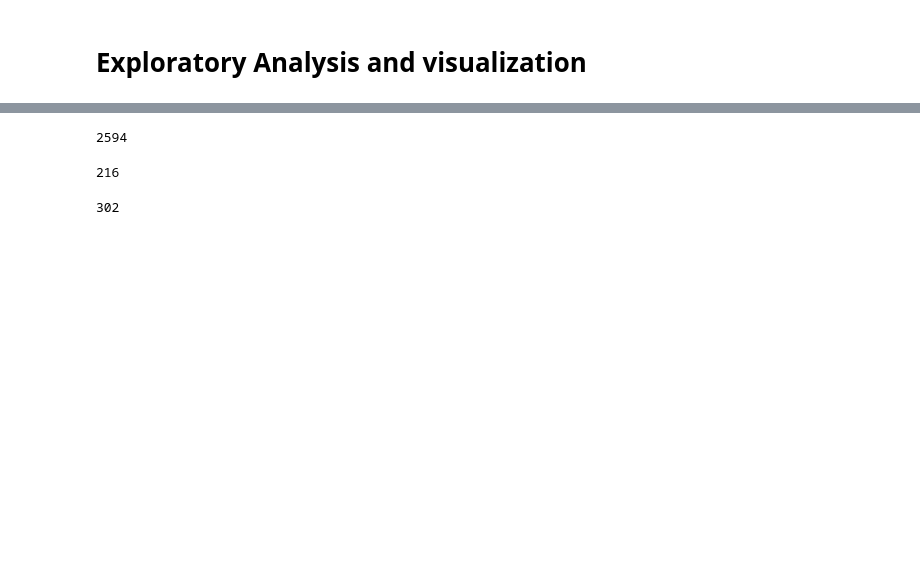
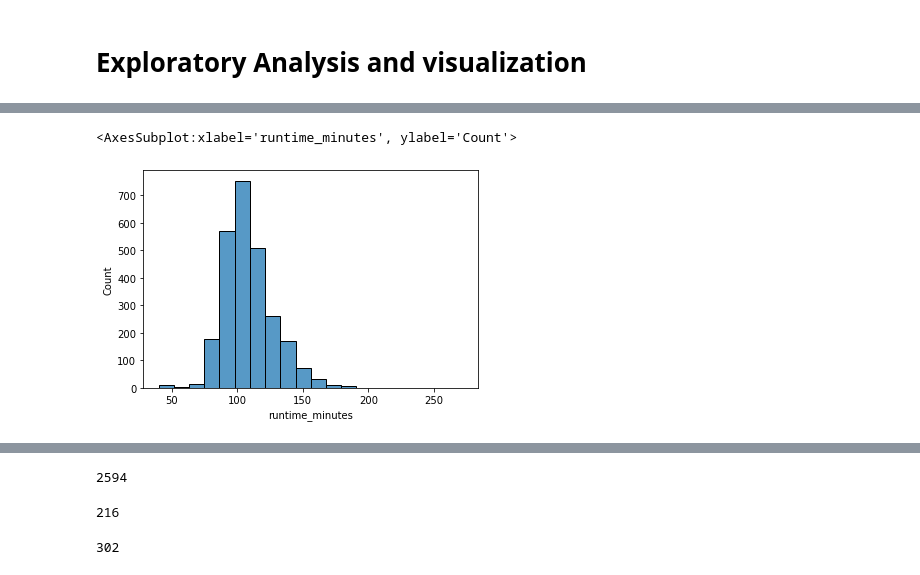
Before and after one commit to HKwirikia/dsc-phase-1-project-v2-4, a Jupyter notebook: student.ipynb, the cells around one changed output, grey strips where cells are left out. Saved outputs shown, nothing was run; the diff lists cells and outputs as text; code cells hidden in the pictures; blank space fills up the shorter version.

```diff
--- a/student.ipynb
+++ b/student.ipynb
@@ -624,0 +657,5 @@ Index(['movie_id', 'primary_title', 'original_title', 'start_year',
+# %%
+sns.histplot(df.runtime_minutes, bins = 20)
+# %% [output]
+<AxesSubplot:xlabel='runtime_minutes', ylabel='Count'>
+[figure, added]
```
Also changed, not shown: parts of 17 cells of this notebook.
